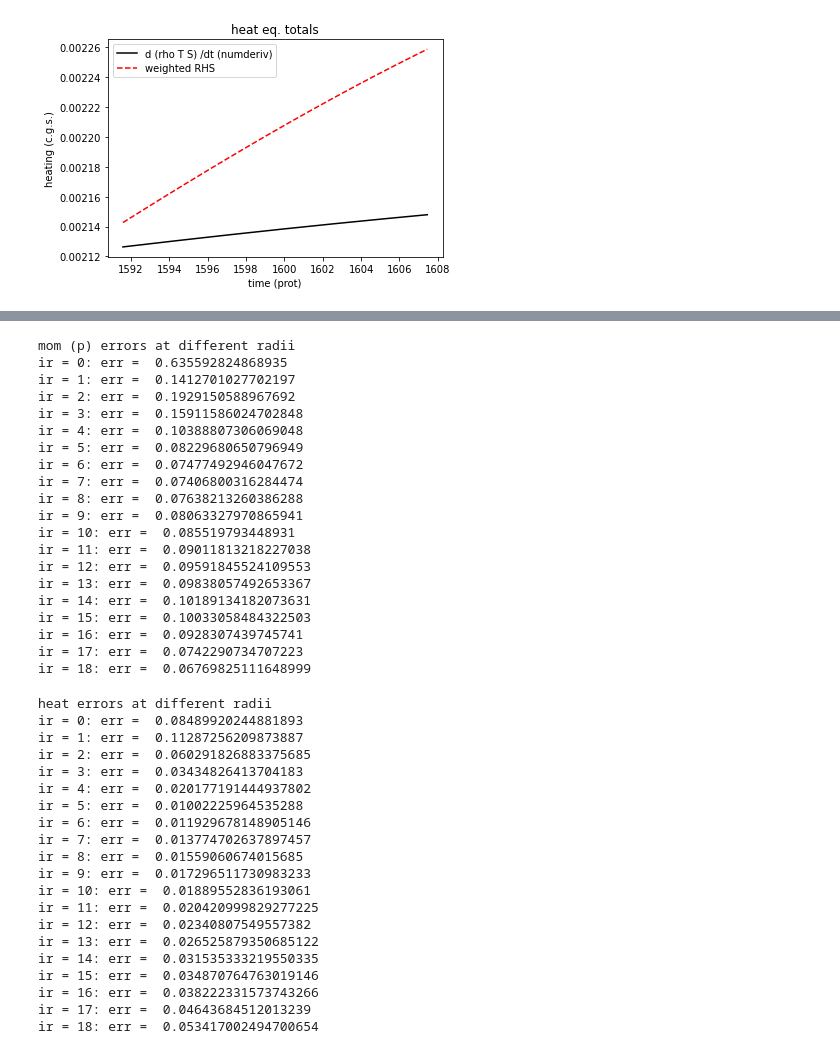
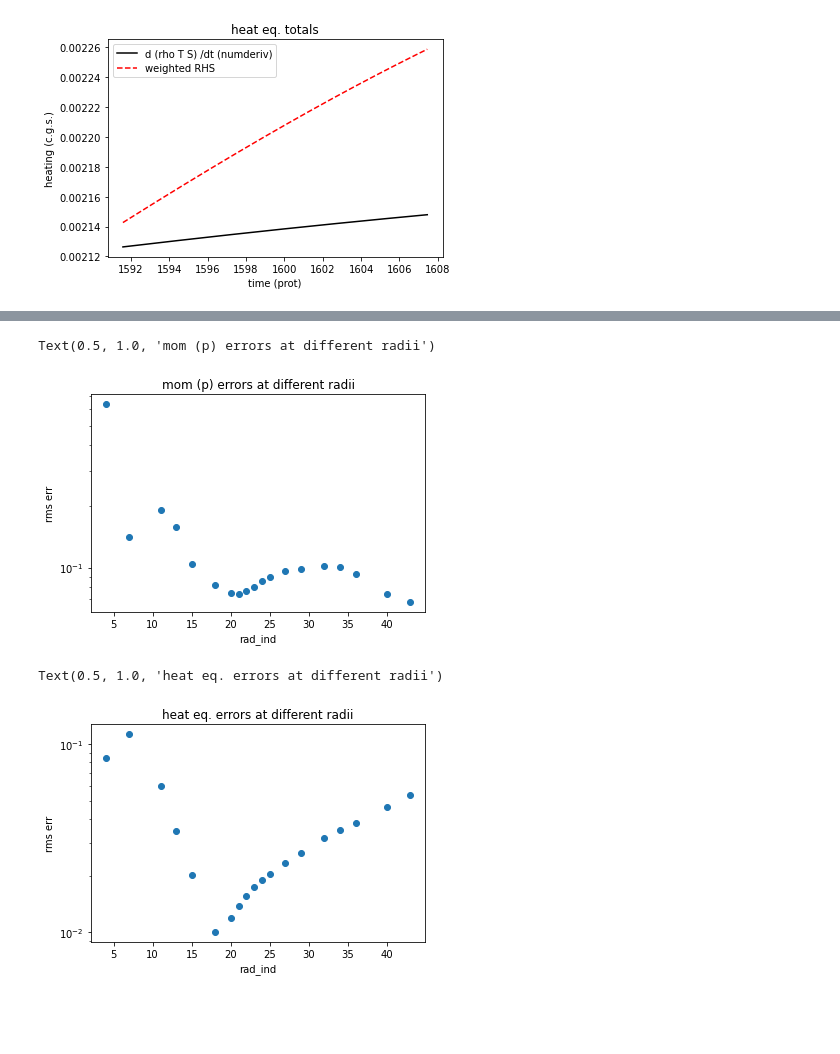
Before and after one commit to illorenzo7/rayleigh_utils, a Jupyter notebook: test_equations/momentum.ipynb, the cells around one changed output, grey strips where cells are left out. Drawn from its saved outputs; the diff is of its cells as text; code cells hidden in the pictures; blank space fills up the shorter version.

```diff
--- a/test_equations/momentum.ipynb
+++ b/test_equations/momentum.ipynb
@@ -407,50 +419,30 @@ ir = 18: err =  0.02287951762818968
 # %%
-print ('mom (p) errors at different radii')
-for ir in range(len(irvals)):
-    print ('ir = %i:' %ir, 'err = ', get_err(fweighted_p - drhovdt_p, fweighted_p, ir=ir))
+# stringent error at each radius (mom p), averaged horizontally
+errs = []
+for i in range(len(irvals)):
+    #print ('ir = %i:' %i, 'err = ', get_err(fweighted_p - drhovdt_p, fweighted_p, ir=i))
+    errs.append(get_err(fweighted_p - drhovdt_p, fweighted_p, ir=i))
+
+plt.scatter(irvals, errs)
+plt.xlabel('rad_ind')
+plt.ylabel('rms err')
+plt.yscale('log')
+plt.title('mom (p) errors at different radii')
 # %% [output]
-mom (p) errors at different radii
-ir = 0: err =  0.635592824868935
-ir = 1: err =  0.1412701027702197
-ir = 2: err =  0.1929150588967692
-ir = 3: err =  0.15911586024702848
-ir = 4: err =  0.10388807306069048
-ir = 5: err =  0.08229680650796949
-ir = 6: err =  0.07477492946047672
-ir = 7: err =  0.07406800316284474
-ir = 8: err =  0.07638213260386288
-ir = 9: err =  0.08063327970865941
-ir = 10: err =  0.085519793448931
-ir = 11: err =  0.09011813218227038
-ir = 12: err =  0.09591845524109553
-ir = 13: err =  0.09838057492653367
-ir = 14: err =  0.10189134182073631
-ir = 15: err =  0.10033058484322503
-ir = 16: err =  0.0928307439745741
-ir = 17: err =  0.0742290734707223
-ir = 18: err =  0.06769825111648999
+Text(0.5, 1.0, 'mom (p) errors at different radii')
+[figure, added]
 # %%
-print ('heat errors at different radii')
-for ir in range(len(irvals)):
-    print ('ir = %i:' %ir, 'err = ', get_err(fweighted_heat - dintedt, fweighted_heat, ir=ir))
+# stringent error at each radius (mom p), averaged horizontally
+errs = []
+for i in range(len(irvals)):
+    #print ('ir = %i:' %i, 'err = ', get_err(fweighted_heat - drhovdt_heat, fweighted_heat, ir=i))
+    errs.append(get_err(fweighted_heat - dintedt, fweighted_heat, ir=i))
+
+plt.scatter(irvals, errs)
+plt.xlabel('rad_ind')
+plt.ylabel('rms err')
+plt.yscale('log')
+plt.title('heat eq. errors at different radii')
 # %% [output]
-heat errors at different radii
-ir = 0: err =  0.08489920244881893
-ir = 1: err =  0.11287256209873887
-ir = 2: err =  0.060291826883375685
-ir = 3: err =  0.03434826413704183
-ir = 4: err =  0.020177191444937802
-ir = 5: err =  0.01002225964535288
-ir = 6: err =  0.011929678148905146
-ir = 7: err =  0.013774702637897457
-ir = 8: err =  0.01559060674015685
-ir = 9: err =  0.017296511730983233
-ir = 10: err =  0.01889552836193061
-ir = 11: err =  0.020420999829277225
-ir = 12: err =  0.02340807549557382
-ir = 13: err =  0.026525879350685122
-ir = 14: err =  0.031535333219550335
-ir = 15: err =  0.034870764763019146
-ir = 16: err =  0.038222331573743266
-ir = 17: err =  0.04643684512013239
-ir = 18: err =  0.053417002494700654
+Text(0.5, 1.0, 'heat eq. errors at different radii')
+[figure, added]
```
Also changed, not shown: parts of 10 cells of this notebook.
